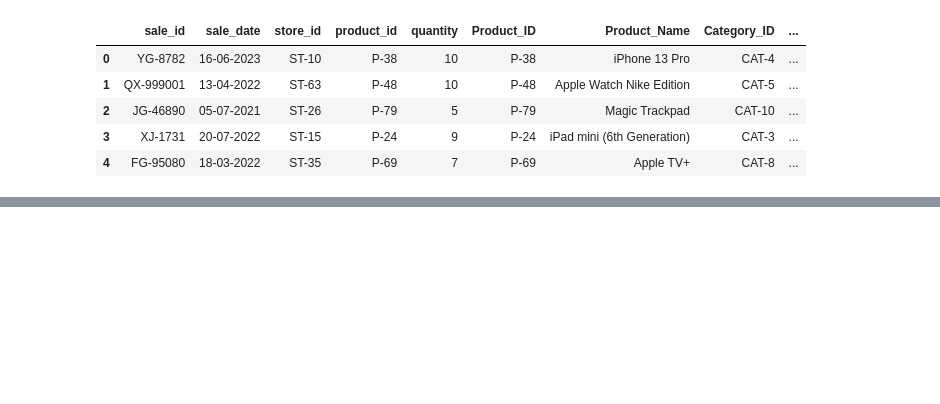
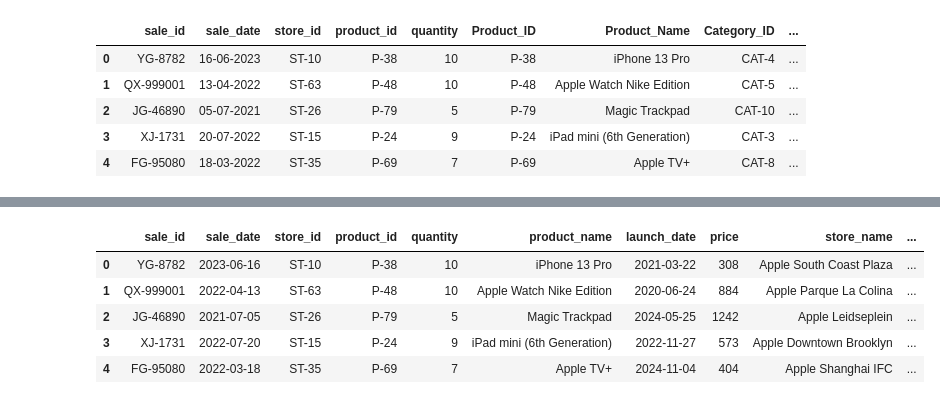
Before and after one commit to AliSherif2303/Apple-Retail-Sales-Forcasting, a Jupyter notebook: notebooks/01_data_loading_and_merging.ipynb, the cells around one changed output, grey strips where cells are left out. Drawn from its saved outputs; the diff is of its cells as text; code cells hidden in the pictures; blank space fills up the shorter version.

```diff
--- a/notebooks/01_data_loading_and_merging.ipynb
+++ b/notebooks/01_data_loading_and_merging.ipynb
@@ -19,0 +105,11 @@ mf.head()
+# %%
+print("\n=== Summary Statistics ===")
+print(mf.describe(include='all'))
+
+print("\n=== Unique Values per Column ===")
+for col in mf.columns:
+    unique_values = mf[col].nunique()
+    print(f"{col}: {unique_values} unique values")
+
+print("\n=== Sample Data ===")
+print(mf.sample(5))
@@ -19,0 +134,18 @@ mf.head()
+# %%
+df = mf.copy()
+
+drop_cols = ['Product_ID', 'Category_ID', 'Store_ID', 'claim_id', 'claim_date', 'repair_status']
+df.drop(columns=[col for col in drop_cols if col in df.columns], inplace=True, errors='ignore')
+
+df.columns = df.columns.str.lower().str.strip()
+
+df['sale_date'] = pd.to_datetime(df['sale_date'], format="%d-%m-%Y", errors='coerce')
+df['launch_date'] = pd.to_datetime(df['launch_date'], format="%Y-%m-%d", errors='coerce')
+df.head()
+# %% [output]
+|  | sale_id | sale_date | store_id | product_id | quantity | product_name | launch_date | price | store_name | ... |
+| 0 | YG-8782 | 2023-06-16 | ST-10 | P-38 | 10 | iPhone 13 Pro | 2021-03-22 | 308 | Apple South Coast Plaza | ... |
+| 1 | QX-999001 | 2022-04-13 | ST-63 | P-48 | 10 | Apple Watch Nike Edition | 2020-06-24 | 884 | Apple Parque La Colina | ... |
+| 2 | JG-46890 | 2021-07-05 | ST-26 | P-79 | 5 | Magic Trackpad | 2024-05-25 | 1242 | Apple Leidseplein | ... |
+| 3 | XJ-1731 | 2022-07-20 | ST-15 | P-24 | 9 | iPad mini (6th Generation) | 2022-11-27 | 573 | Apple Downtown Brooklyn | ... |
+| 4 | FG-95080 | 2022-03-18 | ST-35 | P-69 | 7 | Apple TV+ | 2024-11-04 | 404 | Apple Shanghai IFC | ... |
```
Also changed, not shown: parts of 23 cells of this notebook, 2 other files.
